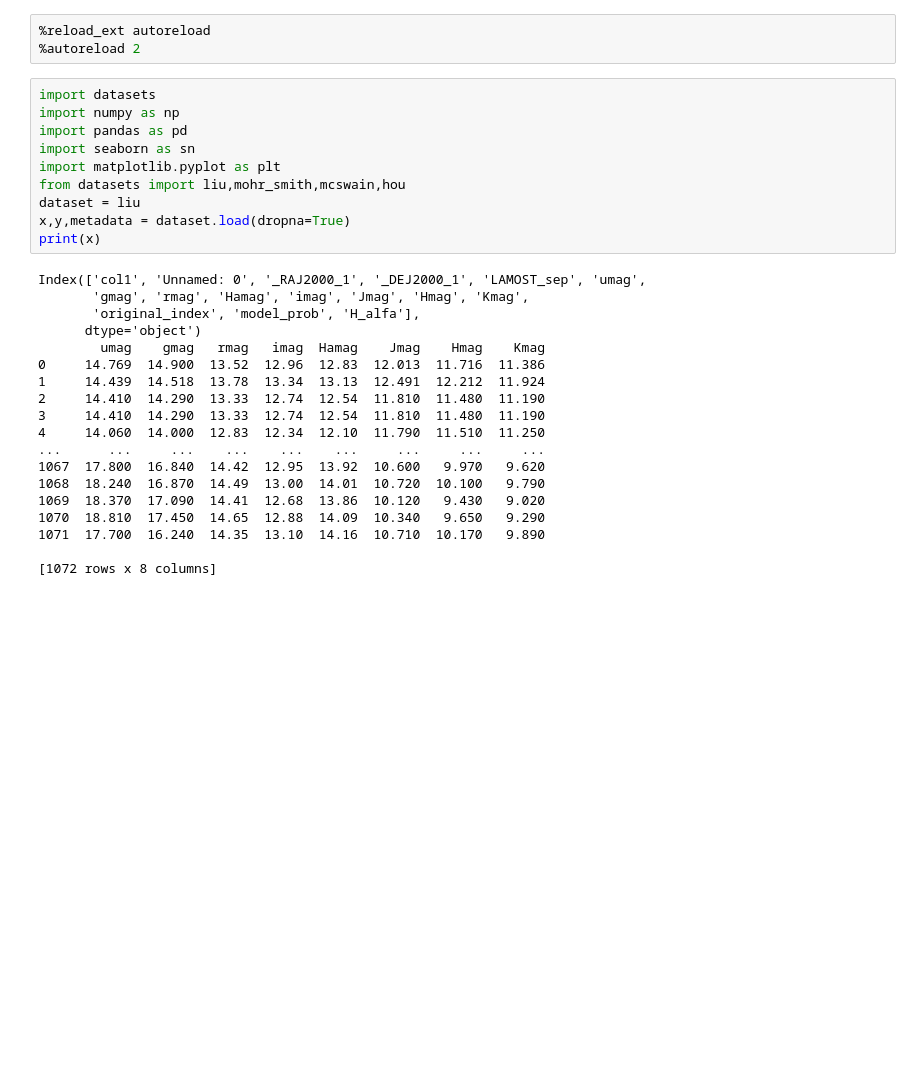
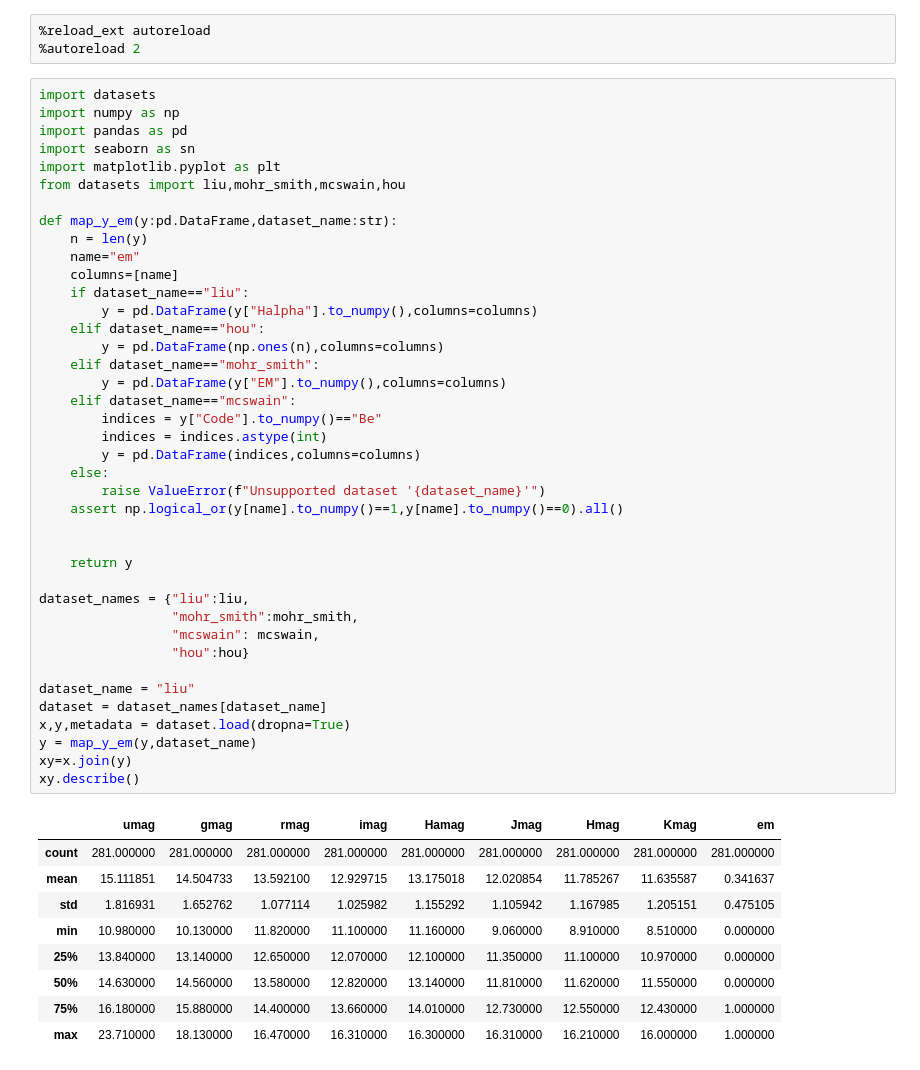
Before and after one commit to facundoq/bestars, a Jupyter notebook: Exploratory analysis.ipynb, the cells around one changed output. Saved outputs shown, nothing was run; the diff lists cells and outputs as text; blank space fills up the shorter version.

```diff
--- a/Exploratory analysis.ipynb
+++ b/Exploratory analysis.ipynb
@@ -4,31 +4,52 @@
 # %%
 import datasets
 import numpy as np
 import pandas as pd
 import seaborn as sn
 import matplotlib.pyplot as plt
 from datasets import liu,mohr_smith,mcswain,hou
-dataset = liu
+
+def map_y_em(y:pd.DataFrame,dataset_name:str):
+    n = len(y)
+    name="em"
+    columns=[name]
+    if dataset_name=="liu":
+        y = pd.DataFrame(y["Halpha"].to_numpy(),columns=columns)
+    elif dataset_name=="hou":
+        y = pd.DataFrame(np.ones(n),columns=columns)
+    elif dataset_name=="mohr_smith":
+        y = pd.DataFrame(y["EM"].to_numpy(),columns=columns)
+    elif dataset_name=="mcswain":
+        indices = y["Code"].to_numpy()=="Be"
+        indices = indices.astype(int)
+        y = pd.DataFrame(indices,columns=columns)
+    else:
+        raise ValueError(f"Unsupported dataset '{dataset_name}'")
+    assert np.logical_or(y[name].to_numpy()==1,y[name].to_numpy()==0).all()
+
+
+    return y
+
+dataset_names = {"liu":liu,
+                 "mohr_smith":mohr_smith,
+                 "mcswain": mcswain,
+                 "hou":hou}
+
+dataset_name = "liu"
+dataset = dataset_names[dataset_name]
 x,y,metadata = dataset.load(dropna=True)
-print(x)
+y = map_y_em(y,dataset_name)
+xy=x.join(y)
+xy.describe()
 # %% [output]
-Index(['col1', 'Unnamed: 0', '_RAJ2000_1', '_DEJ2000_1', 'LAMOST_sep', 'umag',
-       'gmag', 'rmag', 'Hamag', 'imag', 'Jmag', 'Hmag', 'Kmag',
-       'original_index', 'model_prob', 'H_alfa'],
-      dtype='object')
-        umag    gmag   rmag   imag  Hamag    Jmag    Hmag    Kmag
-0     14.769  14.900  13.52  12.96  12.83  12.013  11.716  11.386
-1     14.439  14.518  13.78  13.34  13.13  12.491  12.212  11.924
-2     14.410  14.290  13.33  12.74  12.54  11.810  11.480  11.190
-3     14.410  14.290  13.33  12.74  12.54  11.810  11.480  11.190
-4     14.060  14.000  12.83  12.34  12.10  11.790  11.510  11.250
-...      ...     ...    ...    ...    ...     ...     ...     ...
-1067  17.800  16.840  14.42  12.95  13.92  10.600   9.970   9.620
-1068  18.240  16.870  14.49  13.00  14.01  10.720  10.100   9.790
-1069  18.370  17.090  14.41  12.68  13.86  10.120   9.430   9.020
-1070  18.810  17.450  14.65  12.88  14.09  10.340   9.650   9.290
-1071  17.700  16.240  14.35  13.10  14.16  10.710  10.170   9.890
-
-[1072 rows x 8 columns]
+|  | umag | gmag | rmag | imag | Hamag | Jmag | Hmag | Kmag | em |
+| count | 281.000000 | 281.000000 | 281.000000 | 281.000000 | 281.000000 | 281.000000 | 281.000000 | 281.000000 | 281.000000 |
+| mean | 15.111851 | 14.504733 | 13.592100 | 12.929715 | 13.175018 | 12.020854 | 11.785267 | 11.635587 | 0.341637 |
+| std | 1.816931 | 1.652762 | 1.077114 | 1.025982 | 1.155292 | 1.105942 | 1.167985 | 1.205151 | 0.475105 |
+| min | 10.980000 | 10.130000 | 11.820000 | 11.100000 | 11.160000 | 9.060000 | 8.910000 | 8.510000 | 0.000000 |
+| 25% | 13.840000 | 13.140000 | 12.650000 | 12.070000 | 12.100000 | 11.350000 | 11.100000 | 10.970000 | 0.000000 |
+| 50% | 14.630000 | 14.560000 | 13.580000 | 12.820000 | 13.140000 | 11.810000 | 11.620000 | 11.550000 | 0.000000 |
+| 75% | 16.180000 | 15.880000 | 14.400000 | 13.660000 | 14.010000 | 12.730000 | 12.550000 | 12.430000 | 1.000000 |
+| max | 23.710000 | 18.130000 | 16.470000 | 16.310000 | 16.300000 | 16.310000 | 16.210000 | 16.000000 | 1.000000 |
 # %%
 x.boxplot(figsize=(14,12))
```
Also changed, not shown: parts of 5 cells of this notebook, 4 other files.
